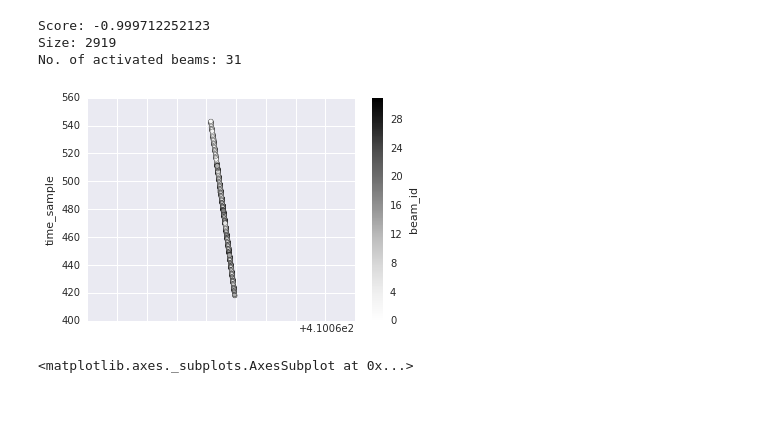
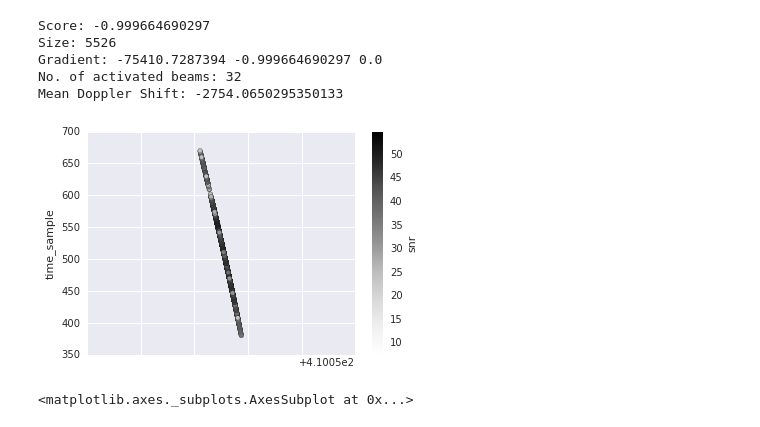
Before and after one commit to BIRALES/birales, a Jupyter notebook: pybirales/services/scripts/analysis/candidates_analysis.ipynb, the cells around one changed output. Saved outputs shown, nothing was run; the diff lists cells and outputs as text; code cells hidden in the pictures.

```diff
--- a/pybirales/services/scripts/analysis/candidates_analysis.ipynb
+++ b/pybirales/services/scripts/analysis/candidates_analysis.ipynb
@@ -16,19 +17,23 @@ def find_csv_filenames( path_to_dir, suffix=".csv" ):
     return [ filename for filename in filenames if filename.endswith( suffix ) ]
 # %%
 ROOT = '/home/denis/.birales/debug/detection/20180313'
-CSV_FILE = 'BIRALES_OUT_20180313_003.csv'
+CSV_FILE = 'BIRALES_OUT_20170630_001.csv'
 df = pd.read_csv(os.path.join(ROOT, CSV_FILE), dtype={'time': datetime.datetime})
-ax = df.plot.scatter(x='channel', y='time_sample', style='.', c='beam_id')
-
+ax = df.plot.scatter(x='channel', y='time_sample', style='.', c='snr')
+slope, intercept, r_value, p_value, std_err = stats.linregress(df['channel'],df['time_sample'])
 
 print('Score:', df[['time_sample', 'channel']].corr().iloc[0,1])
 print('Size:', df['channel'].size)
+print('Gradient:', slope, r_value, p_value)
 print('No. of activated beams:', df['beam_id'].unique().size)
+print('Mean Doppler Shift:', (410.07 - df['channel'].mean())*1e6)
 # %% [output]
-Score: -0.999712252123
-Size: 2919
-No. of activated beams: 31
+Score: -0.999664690297
+Size: 5526
+Gradient: -75410.7287394 -0.999664690297 0.0
+No. of activated beams: 32
+Mean Doppler Shift: -2754.0650295350133
-[figure, old version]
+[figure, new version]
 # %%
 df[l.inlier_mask_].plot(x='time', y='snr',color=cs[3], title='SNR v. Time')
 # %% [output]
```
Also changed, not shown: parts of 1 cell of this notebook.
